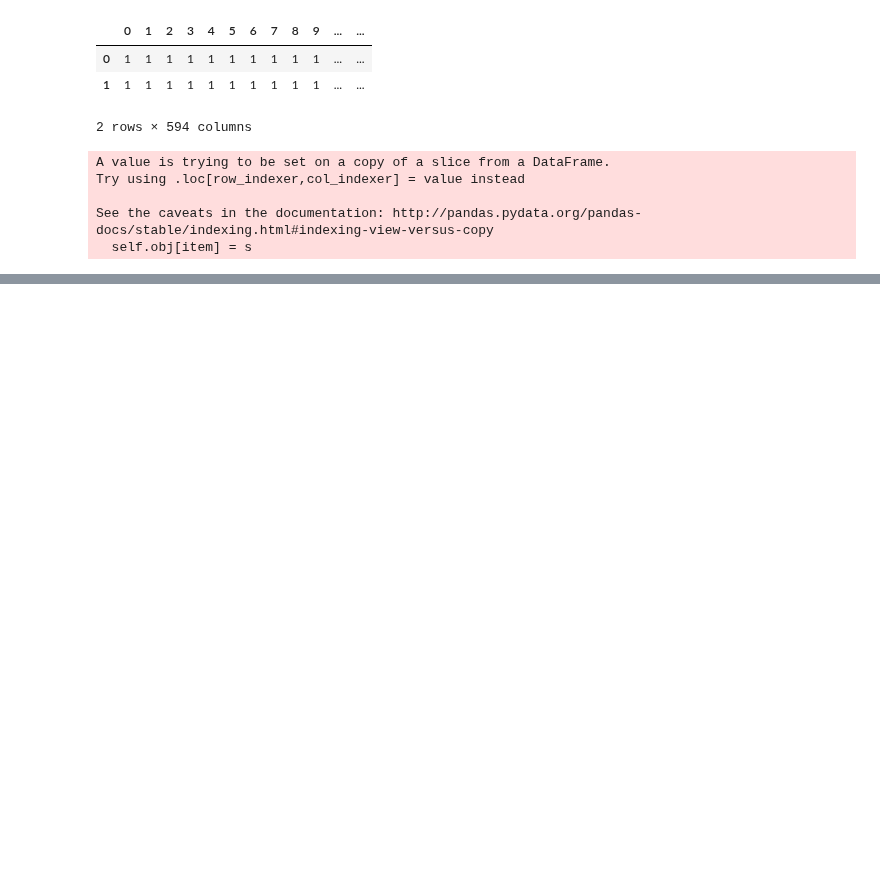
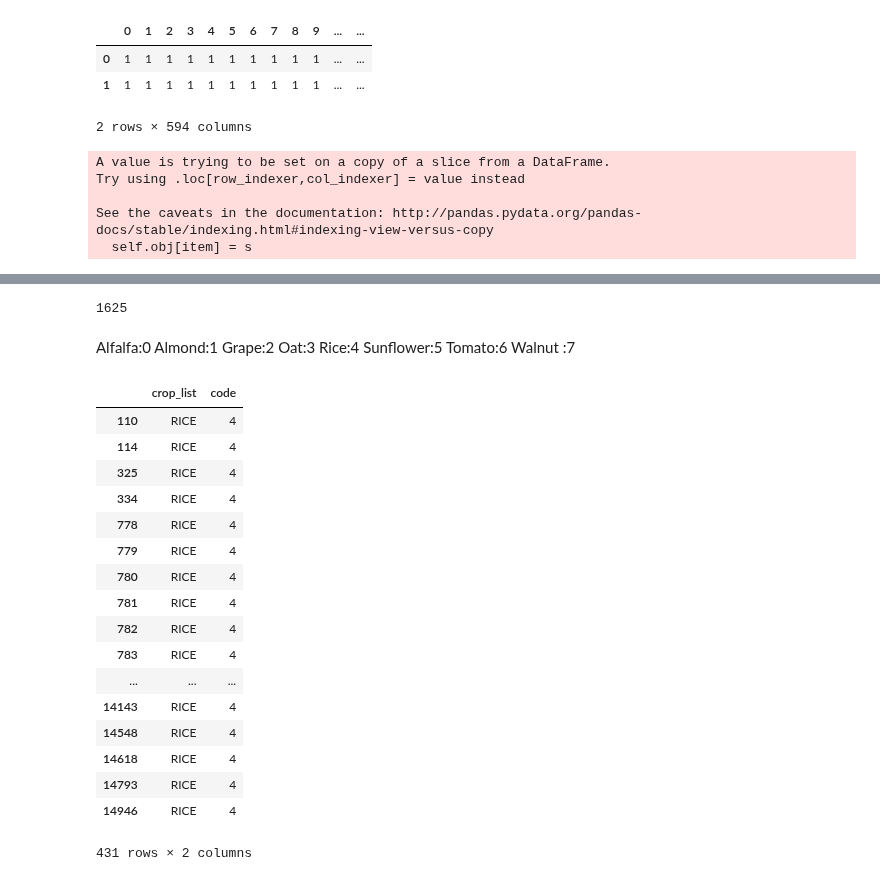
Before and after one commit to MarcelColvin/GeoSpatial-Classification, a Jupyter notebook: MakingtheClass.ipynb, the cells around one changed output, grey strips where cells are left out. Drawn from its saved outputs; the diff is of its cells as text; code cells hidden in the pictures; blank space fills up the shorter version.

```diff
--- a/MakingtheClass.ipynb
+++ b/MakingtheClass.ipynb
@@ -166,3 +340,7 @@ WHEAT 1323
 UNCULTIVATED AG 1444
 ALFALFA 1541
 TOMATO PROCESS 1702
+# %%
+plustomat = pd.concat([lottacrop,tomats])
+# %%
+plustomat['crop_list'][plustomat.crop_list.str.contains('TOMATO')] = 'TOMATO'
@@ -168,0 +352,5 @@ TOMATO PROCESS 1702
+# %%
+plustomat.crop_list = pd.Categorical(plustomat.crop_list)
+newcoding = plustomat[plustomat.crop_list != 'TOMATO']
+# %%
+plustomat['code'] = plustomat.crop_list.cat.codes
@@ -168,0 +424,34 @@ TOMATO PROCESS 1702
+# %%
+len(Y_test)
+# %% [output]
+1625
+# %% [markdown]
+Alfalfa:0
+Almond:1
+Grape:2
+Oat:3
+Rice:4
+Sunflower:5
+Tomato:6
+Walnut :7
+# %%
+plustomat[['crop_list','code']][plustomat['code'] == 4]
+# %% [output]
+|  | crop_list | code |
+| 110 | RICE | 4 |
+| 114 | RICE | 4 |
+| 325 | RICE | 4 |
+| 334 | RICE | 4 |
+| 778 | RICE | 4 |
+| 779 | RICE | 4 |
+| 780 | RICE | 4 |
+| 781 | RICE | 4 |
+| 782 | RICE | 4 |
+| 783 | RICE | 4 |
+| ... | ... | ... |
+| 14143 | RICE | 4 |
+| 14548 | RICE | 4 |
+| 14618 | RICE | 4 |
+| 14793 | RICE | 4 |
+| 14946 | RICE | 4 |
+431 rows × 2 columns
```
Also changed, not shown: parts of 46 cells of this notebook.
